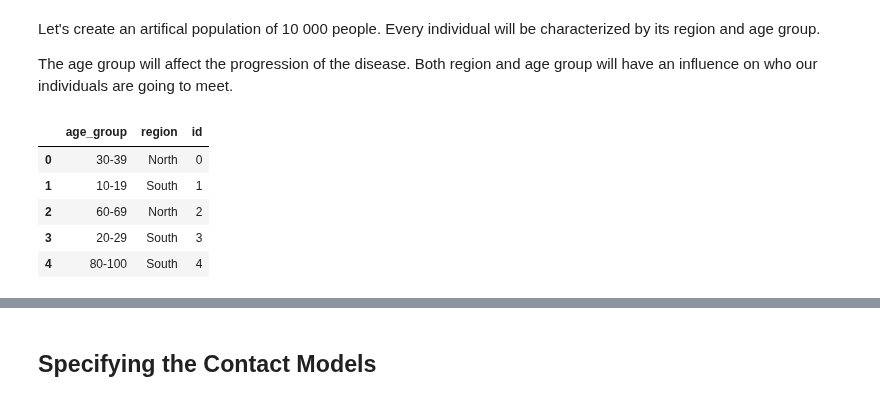
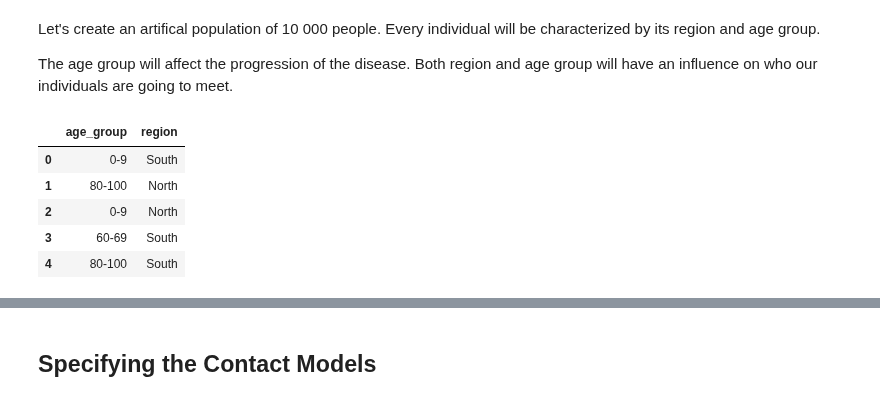
Before and after one commit to covid-19-impact-lab/sid, a Jupyter notebook: docs/source/tutorials/how_to_simulate.ipynb, the cells around one changed output, grey strips where cells are left out. Cells and saved outputs as stored; diff of their text form; code cells hidden in the pictures.

```diff
--- a/docs/source/tutorials/how_to_simulate.ipynb
+++ b/docs/source/tutorials/how_to_simulate.ipynb
@@ -31,28 +32,27 @@ Both region and age group will have an influence on who our individuals are goin
 # %%
 available_ages = [
         "0-9",
         "10-19",
         "20-29",
         "30-39",
         "40-49",
         "50-59",
         "60-69",
         "70-79",
         "80-100",
     ]
 
 ages = np.random.choice(available_ages, size=10_000)
 regions = np.random.choice(["North", "South"], size=10_000)
 
 initial_states = pd.DataFrame({"age_group": ages, "region": regions})
 initial_states = initial_states.astype("category")
-initial_states["id"] = initial_states.index
 
 initial_states.head(5)
 # %% [output]
-|  | age_group | region | id |
-| 0 | 30-39 | North | 0 |
-| 1 | 10-19 | South | 1 |
-| 2 | 60-69 | North | 2 |
-| 3 | 20-29 | South | 3 |
-| 4 | 80-100 | South | 4 |
+|  | age_group | region |
+| 0 | 0-9 | South |
+| 1 | 80-100 | North |
+| 2 | 0-9 | North |
+| 3 | 60-69 | South |
+| 4 | 80-100 | South |
```
Also changed, not shown: parts of 11 cells of this notebook, 10 other files.
